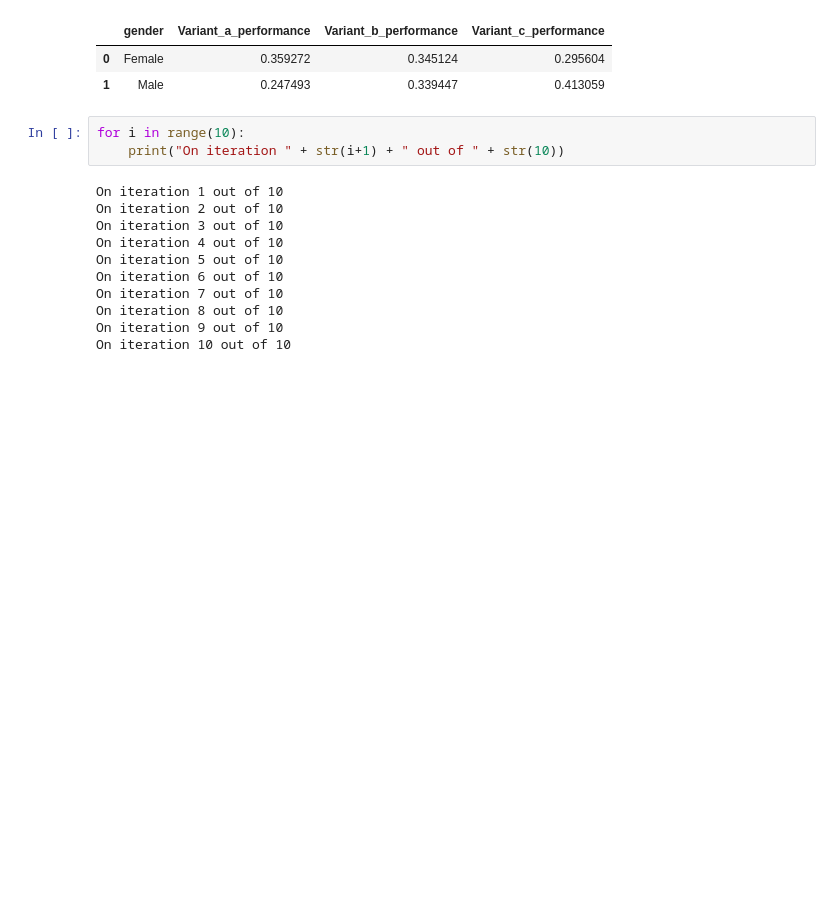
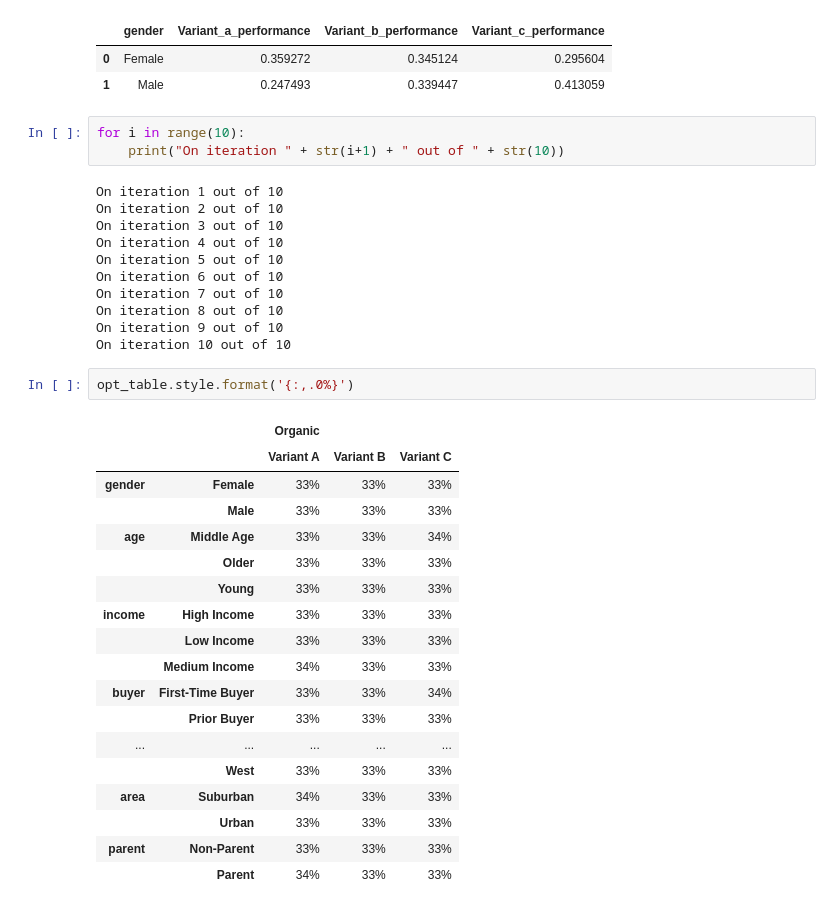
Before and after one commit to abluna/multiarm-bandit, a Jupyter notebook: Synthetic Data.ipynb, the cells around one changed output. Drawn from its saved outputs; the diff is of its cells as text; blank space fills up the shorter version.

```diff
--- a/Synthetic Data.ipynb
+++ b/Synthetic Data.ipynb
@@ -260,3 +260,24 @@ On iteration 7 out of 10
 On iteration 8 out of 10
 On iteration 9 out of 10
 On iteration 10 out of 10
+# %%
+opt_table.style.format('{:,.0%}')
+# %% [output]
+|  |  | Organic |  |  |
+|  |  | Variant A | Variant B | Variant C |
+| gender | Female | 33% | 33% | 33% |
+|  | Male | 33% | 33% | 33% |
+| age | Middle Age | 33% | 33% | 34% |
+|  | Older | 33% | 33% | 33% |
+|  | Young | 33% | 33% | 33% |
+| income | High Income | 33% | 33% | 33% |
+|  | Low Income | 33% | 33% | 33% |
+|  | Medium Income | 34% | 33% | 33% |
+| buyer | First-Time Buyer | 33% | 33% | 34% |
+|  | Prior Buyer | 33% | 33% | 33% |
+| ... | ... | ... | ... | ... |
+|  | West | 33% | 33% | 33% |
+| area | Suburban | 34% | 33% | 33% |
+|  | Urban | 33% | 33% | 33% |
+| parent | Non-Parent | 33% | 33% | 33% |
+|  | Parent | 34% | 33% | 33% |
```
Also changed, not shown: 1 other file.
